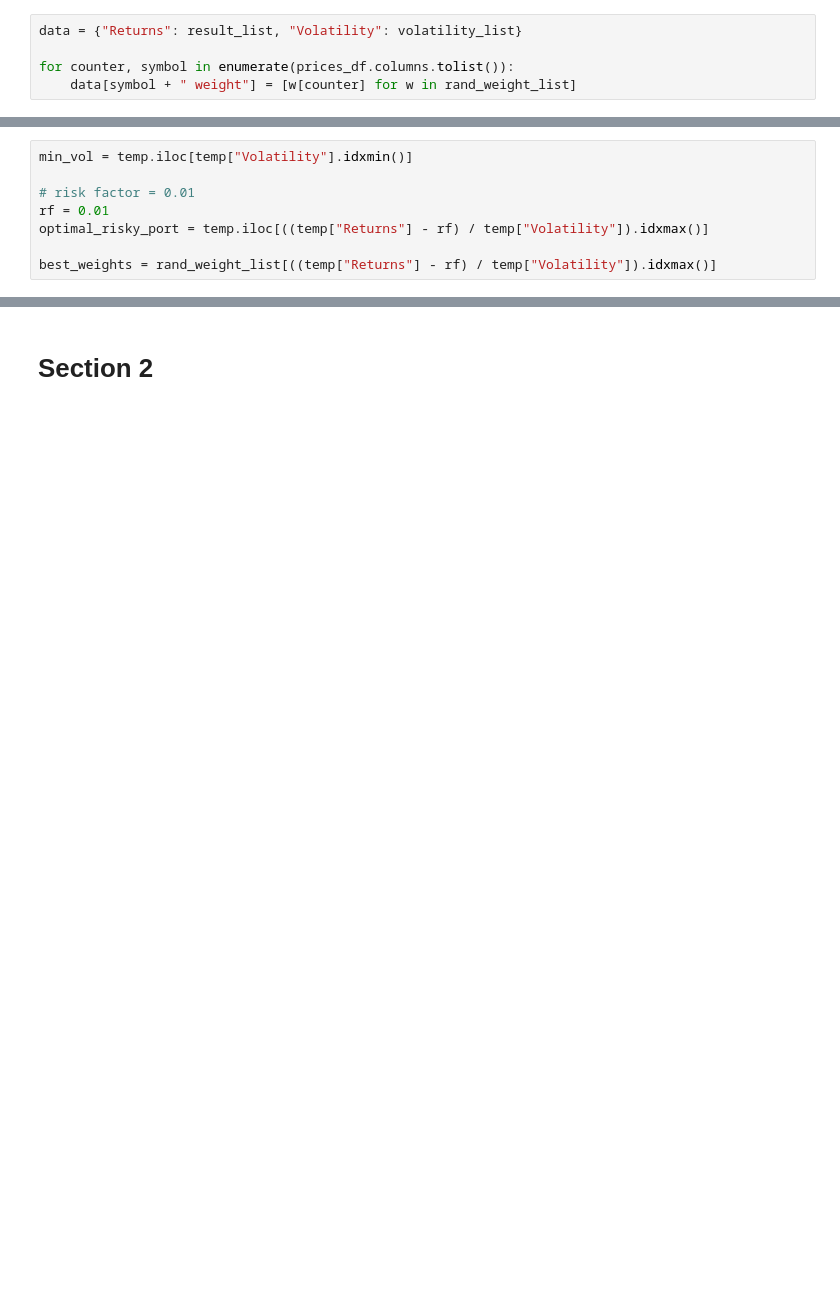
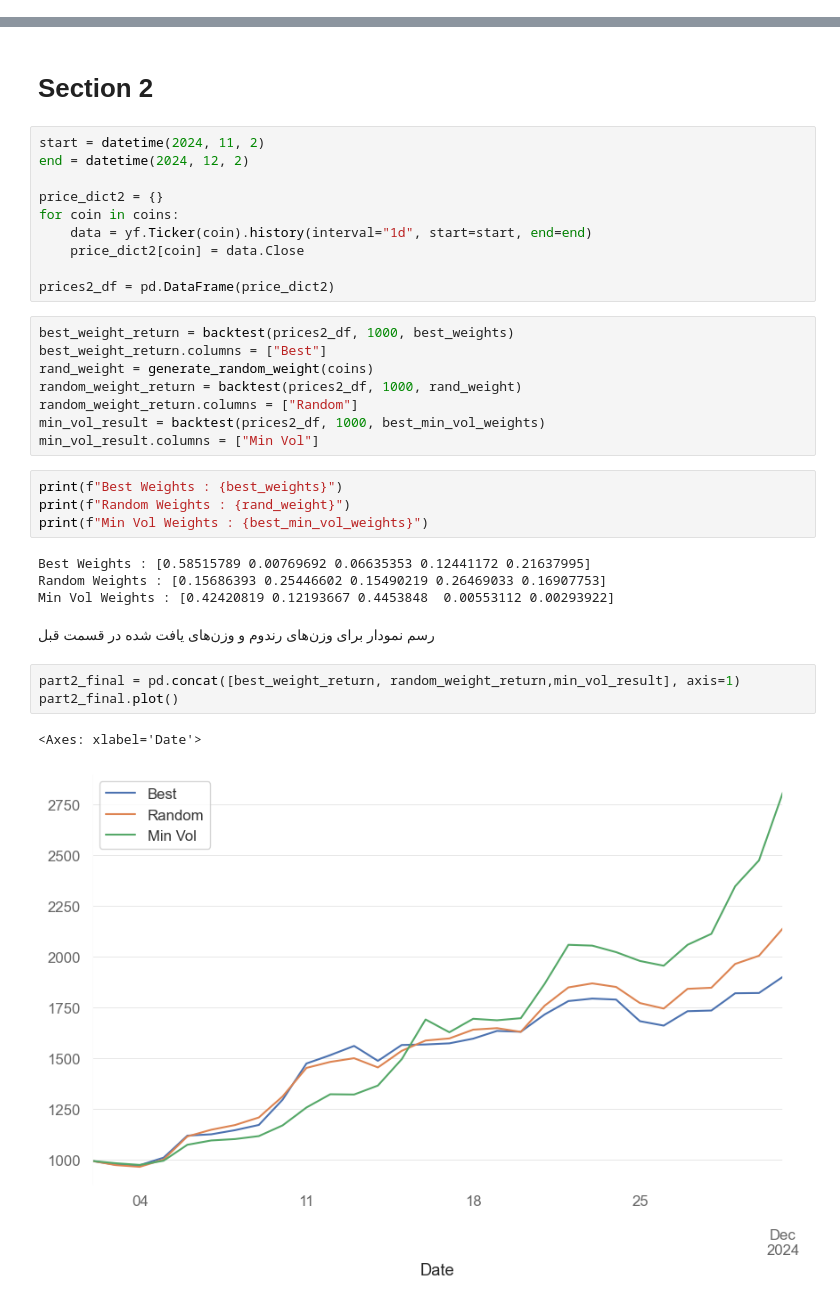
Before and after one commit to K-T-P/Trading-Algorithms-Course, a Jupyter notebook: HW6/HW6.ipynb, the cells around one changed output, grey strips where cells are left out. Saved outputs shown, nothing was run; the diff lists cells and outputs as text; blank space fills up the shorter version.

```diff
--- a/HW6/HW6.ipynb
+++ b/HW6/HW6.ipynb
@@ -86,5 +229,0 @@ for i in range(10000):
-# %%
-data = {"Returns": result_list, "Volatility": volatility_list}
-
-for counter, symbol in enumerate(prices_df.columns.tolist()):
-    data[symbol + " weight"] = [w[counter] for w in rand_weight_list]
@@ -107,8 +229,0 @@ temp.plot.scatter(
-# %%
-min_vol = temp.iloc[temp["Volatility"].idxmin()]
-
-# risk factor = 0.01
-rf = 0.01
-optimal_risky_port = temp.iloc[((temp["Returns"] - rf) / temp["Volatility"]).idxmax()]
-
-best_weights = rand_weight_list[((temp["Returns"] - rf) / temp["Volatility"]).idxmax()]
@@ -140,2 +230,36 @@ final_result.plot()
 # %% [markdown]
 # Section 2
+# %%
+start = datetime(2024, 11, 2)
+end = datetime(2024, 12, 2)
+
+price_dict2 = {}
+for coin in coins:
+    data = yf.Ticker(coin).history(interval="1d", start=start, end=end)
+    price_dict2[coin] = data.Close
+
+prices2_df = pd.DataFrame(price_dict2)
+# %%
+best_weight_return = backtest(prices2_df, 1000, best_weights)
+best_weight_return.columns = ["Best"]
+rand_weight = generate_random_weight(coins)
+random_weight_return = backtest(prices2_df, 1000, rand_weight)
+random_weight_return.columns = ["Random"]
+min_vol_result = backtest(prices2_df, 1000, best_min_vol_weights)
+min_vol_result.columns = ["Min Vol"]
+# %%
+print(f"Best Weights : {best_weights}")
+print(f"Random Weights : {rand_weight}")
+print(f"Min Vol Weights : {best_min_vol_weights}")
+# %% [output]
+Best Weights : [0.58515789 0.00769692 0.06635353 0.12441172 0.21637995]
+Random Weights : [0.15686393 0.25446602 0.15490219 0.26469033 0.16907753]
+Min Vol Weights : [0.42420819 0.12193667 0.4453848  0.00553112 0.00293922]
+# %% [markdown]
+رسم نمودار برای وزن‌های رندوم و وزن‌های یافت شده در قسمت قبل
+# %%
+part2_final = pd.concat([best_weight_return, random_weight_return,min_vol_result], axis=1)
+part2_final.plot()
+# %% [output]
+<Axes: xlabel='Date'>
+[figure, added]
```
Also changed, not shown: parts of 36 cells of this notebook.
